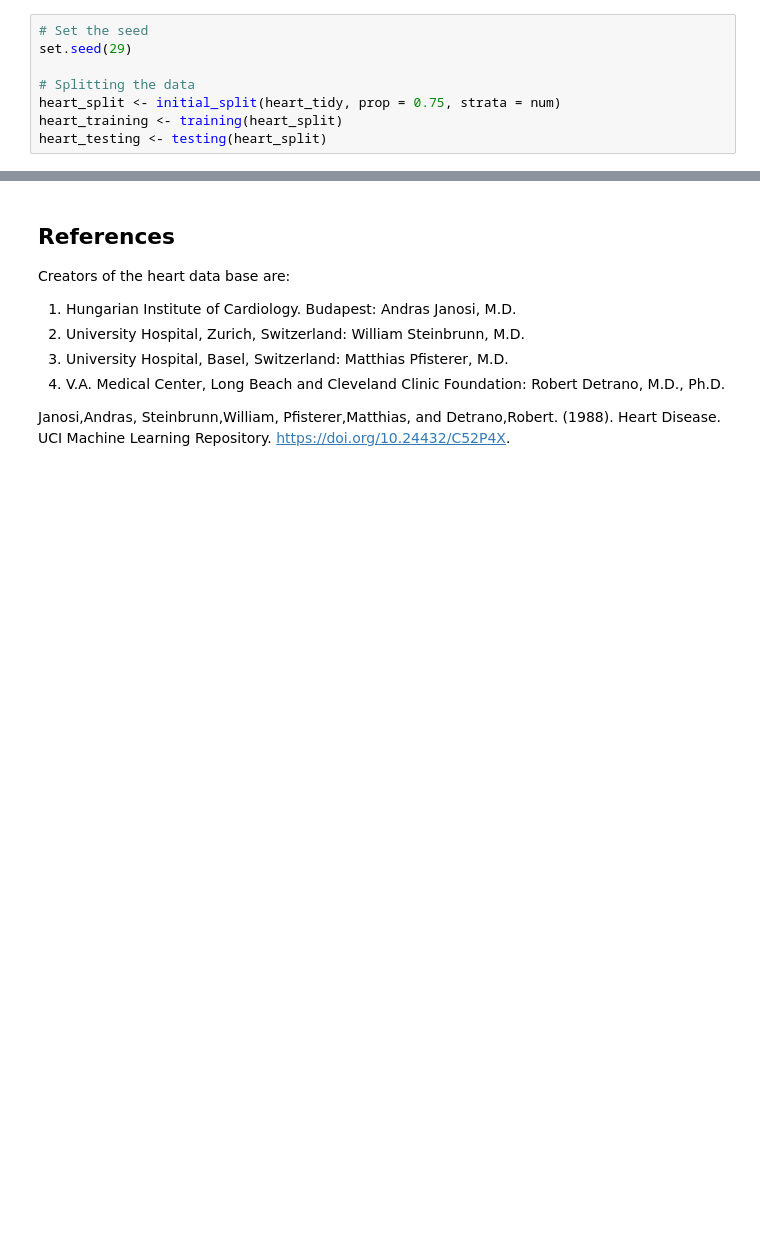
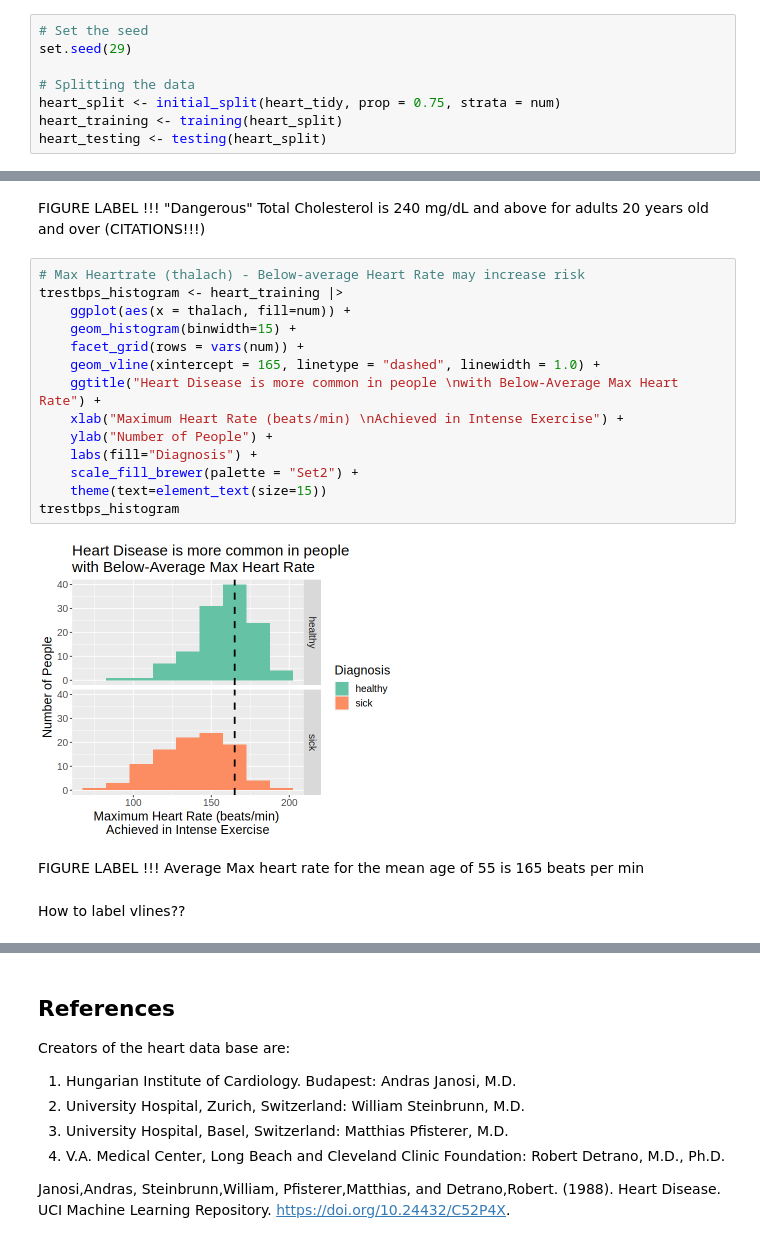
Before and after one commit to Mr-Slope/DSCI-100_Group_Project, a Jupyter notebook: group_report.ipynb, the cells around one changed output, grey strips where cells are left out. Cells and saved outputs as stored; diff of their text form; blank space fills up the shorter version.

```diff
--- a/group_report.ipynb
+++ b/group_report.ipynb
@@ -193,0 +215,23 @@ trestbps_histogram
+# %% [markdown]
+FIGURE LABEL !!!
+"Dangerous" Total Cholesterol is 240 mg/dL and above for adults 20 years old and over (CITATIONS!!!)
+# %%
+# Max Heartrate (thalach) - Below-average Heart Rate may increase risk
+trestbps_histogram <- heart_training |>
+    ggplot(aes(x = thalach, fill=num)) +
+    geom_histogram(binwidth=15) +
+    facet_grid(rows = vars(num)) +
+    geom_vline(xintercept = 165, linetype = "dashed", linewidth = 1.0) +
+    ggtitle("Heart Disease is more common in people \nwith Below-Average Max Heart Rate") +
+    xlab("Maximum Heart Rate (beats/min) \nAchieved in Intense Exercise") +
+    ylab("Number of People") +
+    labs(fill="Diagnosis") +
+    scale_fill_brewer(palette = "Set2") +
+    theme(text=element_text(size=15))
+trestbps_histogram
+# %% [output]
+[figure, added]
+# %% [markdown]
+FIGURE LABEL !!! Average Max heart rate for the mean age of 55 is 165 beats per min
+# %% [markdown]
+How to label vlines??
```
Also changed, not shown: parts of 11 cells of this notebook.
